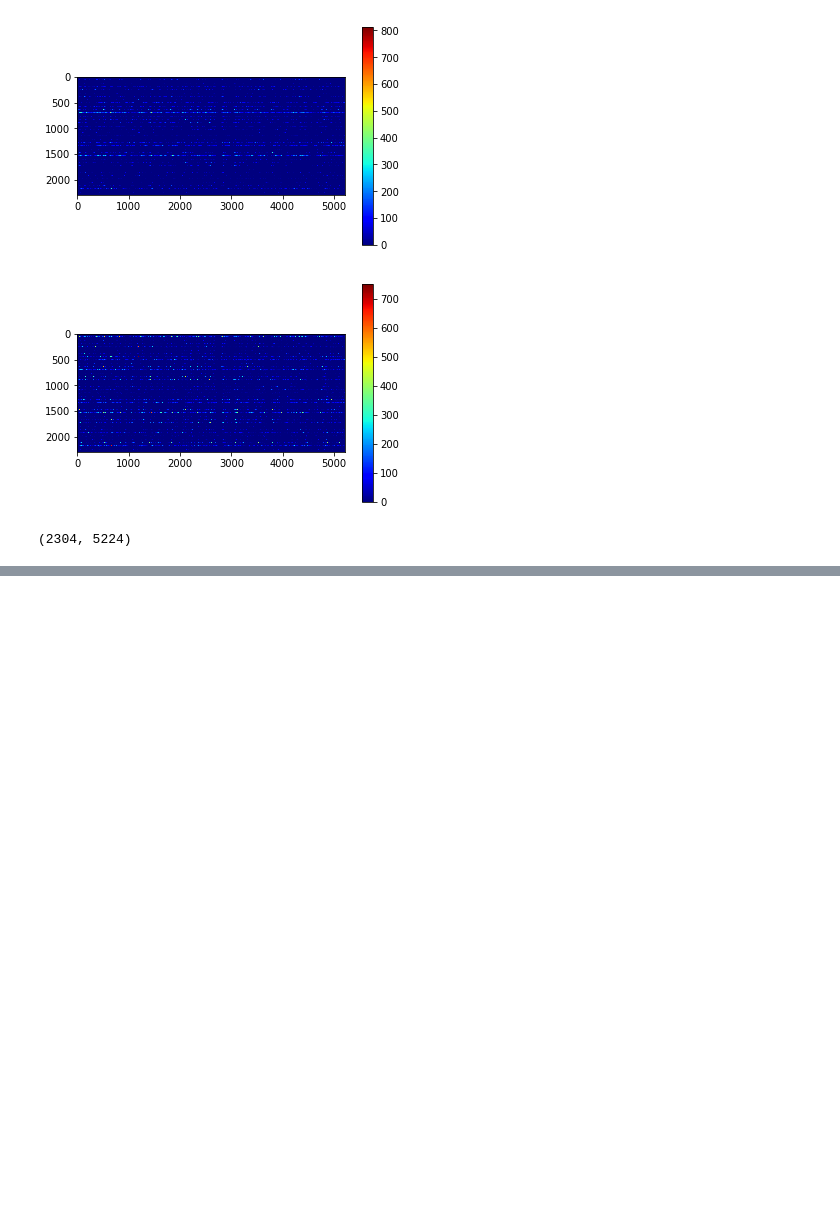
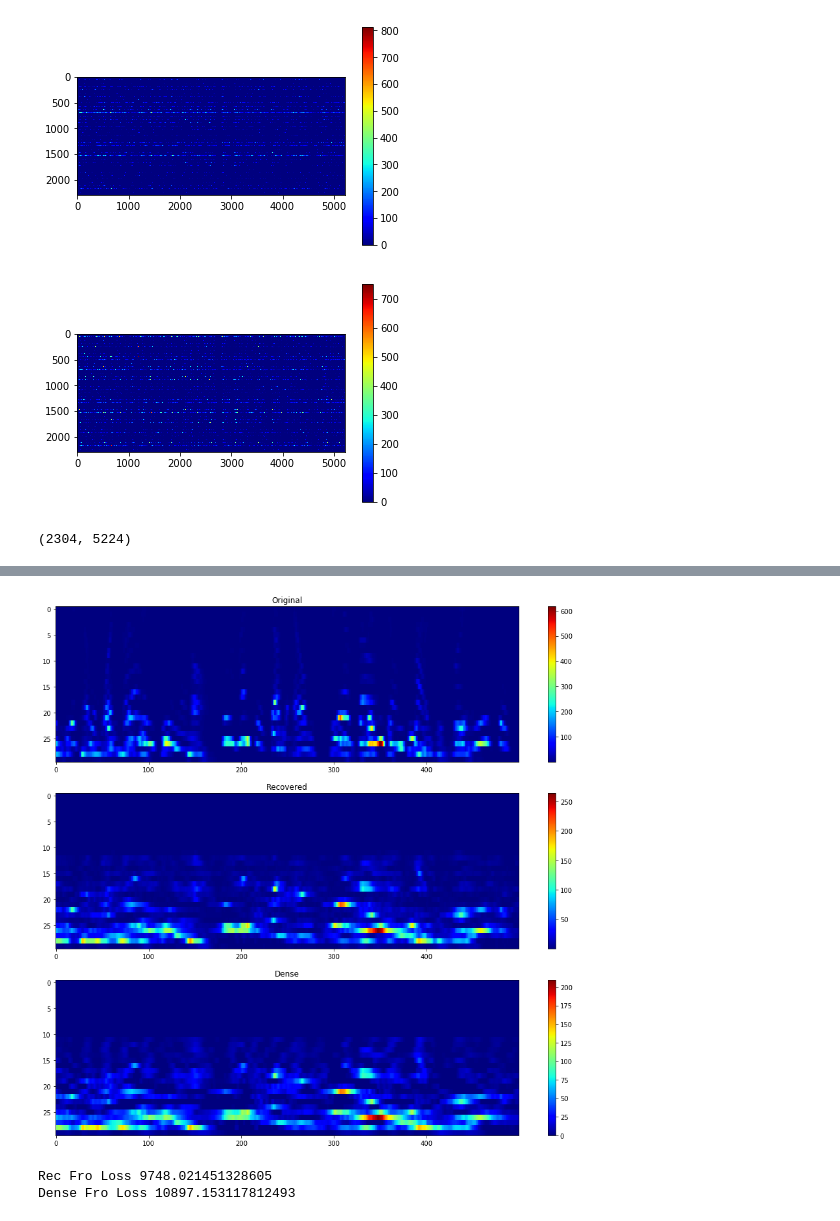
Before and after one commit to adityasinha379/Sparse-Recovery-of-Heard-Speech-Spectrogram, a Jupyter notebook: Project_as5624_vsr2119.ipynb, the cells around one changed output, grey strips where cells are left out. Saved outputs shown, nothing was run; the diff lists cells and outputs as text; code cells hidden in the pictures; blank space fills up the shorter version.

```diff
--- a/Project_as5624_vsr2119.ipynb
+++ b/Project_as5624_vsr2119.ipynb
@@ -212,0 +231,28 @@ Dense Fro Loss 73845.64911699039
+# %%
+X0dense_0 = X0dense.copy()
+X0dense_0[19:,:] = 0
+
+nFreqs = 30
+tStart = 1500
+tLen = 500
+plt.figure(figsize=(16,15))
+plt.subplot(311)
+plt.title('Original')
+plt.imshow(np.flipud(X0[:nFreqs,tStart:tStart+tLen]),cmap='jet', aspect='auto')
+plt.colorbar()
+plt.subplot(312)
+plt.title('Recovered')
+plt.imshow(np.flipud(X0rec[:nFreqs,tStart:tStart+tLen]), cmap='jet', aspect='auto')
+plt.colorbar()
+plt.subplot(313)
+plt.title('Dense')
+plt.imshow(np.flipud(X0dense_0[:nFreqs,tStart:tStart+tLen]), cmap='jet', aspect='auto')
+plt.colorbar()
+plt.show()
+
+print('Rec Fro Loss', np.linalg.norm(X0-X0rec, 'fro'))
+print('Dense Fro Loss', np.linalg.norm(X0-X0dense_0, 'fro'))
+# %% [output]
+[figure, added]
+Rec Fro Loss 9748.021451328605
+Dense Fro Loss 10897.153117812493
```
Also changed, not shown: parts of 3 cells of this notebook, 2 other files.
